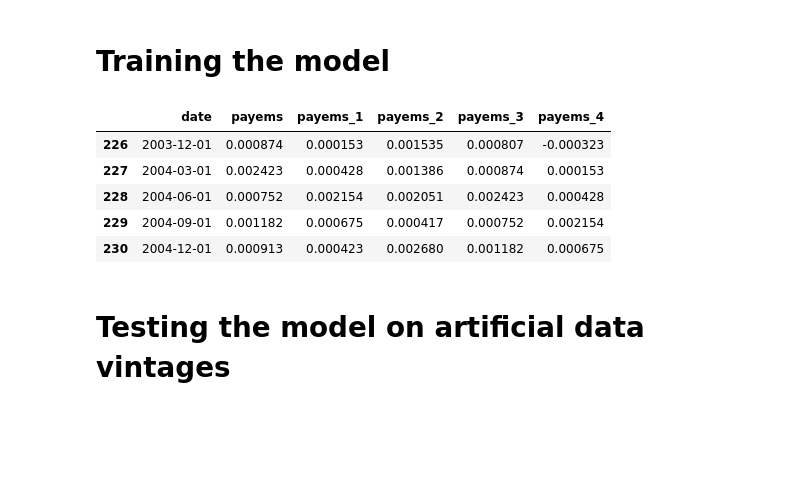
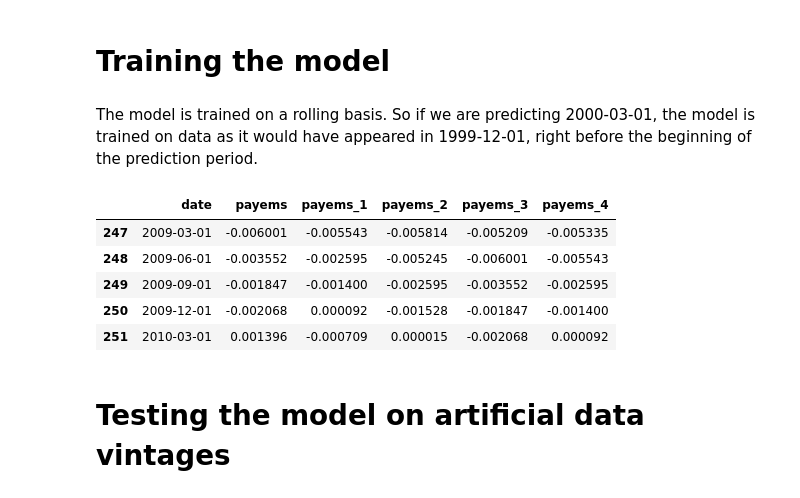
Before and after one commit to dhopp1/nowcasting_benchmark, a Jupyter notebook: methodologies/model_dt.ipynb, the cells around one changed output. Drawn from its saved outputs; the diff is of its cells as text; code cells hidden in the pictures; blank space fills up the shorter version.

```diff
--- a/methodologies/model_dt.ipynb
+++ b/methodologies/model_dt.ipynb
@@ -58,13 +58,11 @@ lags = list(range(-2, 3))
 
 # train and test dates
 train_start_date = "1947-01-01"
-train_end_date = "2004-12-01"
 test_start_date = "2005-03-01"
-test_end_date = "2010-12-01"
+test_end_date = "2010-03-01"
 
-# train and test datasets
-train = data.loc[(data.date >= train_start_date) & (data.date <= train_end_date), :].reset_index(drop=True)
-test = data.loc[(data.date >= train_start_date) & (data.date <= test_end_date), :].reset_index(drop=True) # let test set data begin from training begin, data lag/time series for test sets can go back into the training data
+# test dataset
+test = data.loc[(data.date >= train_start_date) & (data.date <= test_end_date), :].reset_index(drop=True)
 # %% [markdown]
 Data should be a dataframe of seasonally adjusted growth rates with months in rows and quarterly variables in the last month of the quarter, with `np.nan`s for interquarter months.
 # %%
@@ -79,17 +78,20 @@ data.tail()
 # %% [markdown]
 # Training the model
+# %% [markdown]
+The model is trained on a rolling basis. So if we are predicting 2000-03-01, the model is trained on data as it would have appeared in 1999-12-01, right before the beginning of the prediction period.
 # %%
-transformed_train = mean_fill_dataset(train, train) # fill any missing values with the mean
+# this cell is form information only. The process is repeated below for each test date.
+transformed_train = mean_fill_dataset(test, test) # fill any missing values with the mean
 transformed_train = flatten_data(transformed_train, target_variable, 4) # 4 means include 4 additional lags of each variable
 # only keep quarterly observations and drop early observations with not enough history for lagged variables
 transformed_train = transformed_train.loc[transformed_train.date.dt.month.isin([3,6,9,12]),:].dropna(axis=0, how="any").reset_index(drop=True)
 
 # we can see that e.g. the variable `payems` now has 4 columns in the data, for each of the lags, and that the data now has one row per quarter
 transformed_train.loc[:, [True] + list(transformed_train.columns[1:].str.contains("payems"))].tail()
 # %% [output]
 |  | date | payems | payems_1 | payems_2 | payems_3 | payems_4 |
-| 226 | 2003-12-01 | 0.000874 | 0.000153 | 0.001535 | 0.000807 | -0.000323 |
-| 227 | 2004-03-01 | 0.002423 | 0.000428 | 0.001386 | 0.000874 | 0.000153 |
-| 228 | 2004-06-01 | 0.000752 | 0.002154 | 0.002051 | 0.002423 | 0.000428 |
-| 229 | 2004-09-01 | 0.001182 | 0.000675 | 0.000417 | 0.000752 | 0.002154 |
-| 230 | 2004-12-01 | 0.000913 | 0.000423 | 0.002680 | 0.001182 | 0.000675 |
+| 247 | 2009-03-01 | -0.006001 | -0.005543 | -0.005814 | -0.005209 | -0.005335 |
+| 248 | 2009-06-01 | -0.003552 | -0.002595 | -0.005245 | -0.006001 | -0.005543 |
+| 249 | 2009-09-01 | -0.001847 | -0.001400 | -0.002595 | -0.003552 | -0.002595 |
+| 250 | 2009-12-01 | -0.002068 | 0.000092 | -0.001528 | -0.001847 | -0.001400 |
+| 251 | 2010-03-01 | 0.001396 | -0.000709 | 0.000015 | -0.002068 | 0.000092 |
```
Also changed, not shown: parts of 9 cells of this notebook, 1 other file.
